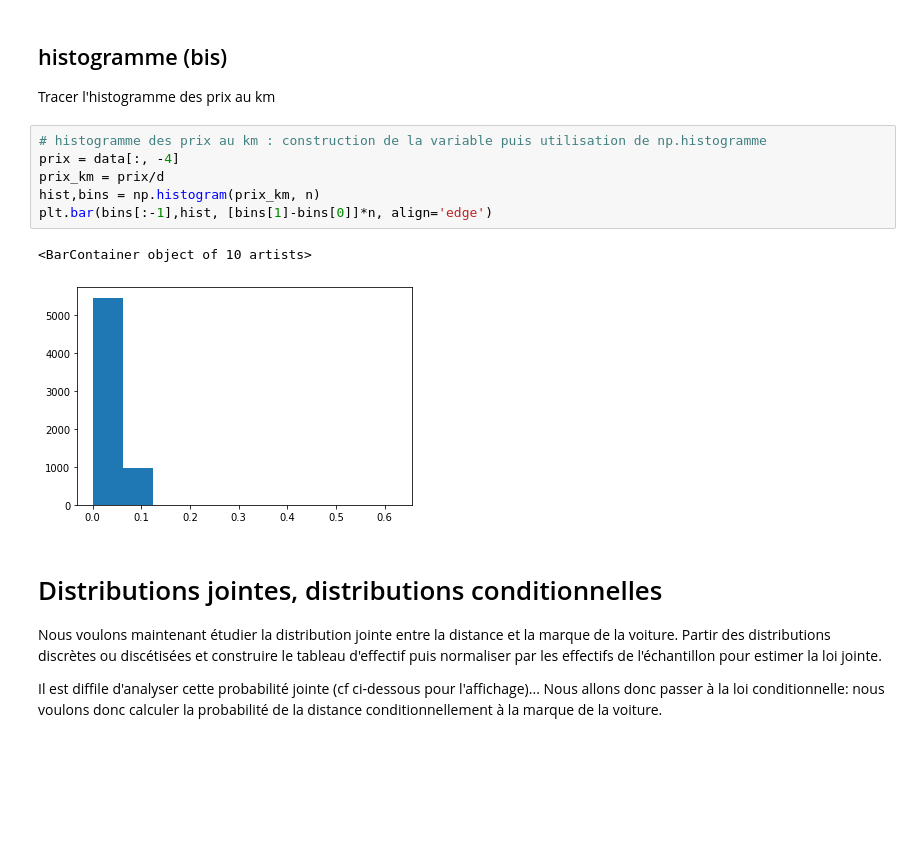
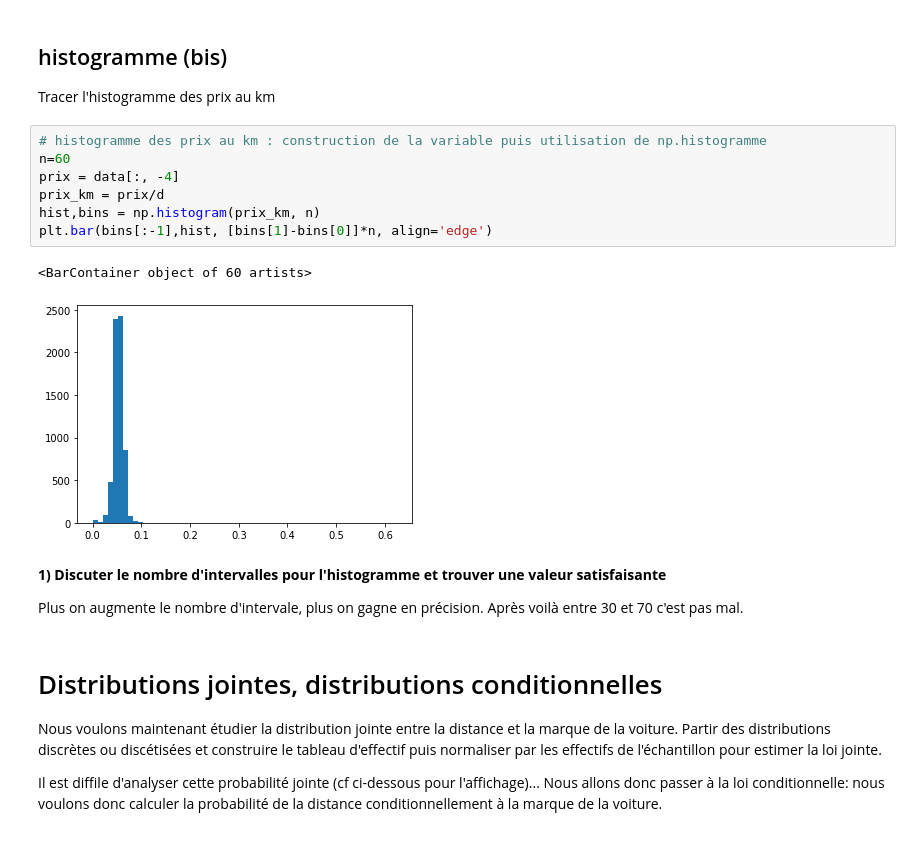
Before and after one commit to CharlesAttend/M1-S1-DAC, a Jupyter notebook: MAPSI/TME/tme1/blablacar_processing_etu.ipynb, the cells around one changed output. Saved outputs shown, nothing was run; the diff lists cells and outputs as text; blank space fills up the shorter version.

```diff
--- a/MAPSI/TME/tme1/blablacar_processing_etu.ipynb
+++ b/MAPSI/TME/tme1/blablacar_processing_etu.ipynb
@@ -112,13 +107,18 @@ plt.bar(bornes[:-1], effectifs, inter, align='edge')
 Tracer l'histogramme des prix au km
 # %%
 # histogramme des prix au km : construction de la variable puis utilisation de np.histogramme
+n=60
 prix = data[:, -4]
 prix_km = prix/d
 hist,bins = np.histogram(prix_km, n)
 plt.bar(bins[:-1],hist, [bins[1]-bins[0]]*n, align='edge')
 # %% [output]
-<BarContainer object of 10 artists>
+<BarContainer object of 60 artists>
-[figure, old version]
+[figure, new version]
+# %% [markdown]
+**1) Discuter le nombre d'intervalles pour l'histogramme et trouver une valeur satisfaisante**
+
+Plus on augmente le nombre d'intervale, plus on gagne en précision. Après voilà entre 30 et 70 c'est pas mal.
 # %% [markdown]
 # Distributions jointes, distributions conditionnelles
 
```
Also changed, not shown: parts of 6 cells of this notebook.
